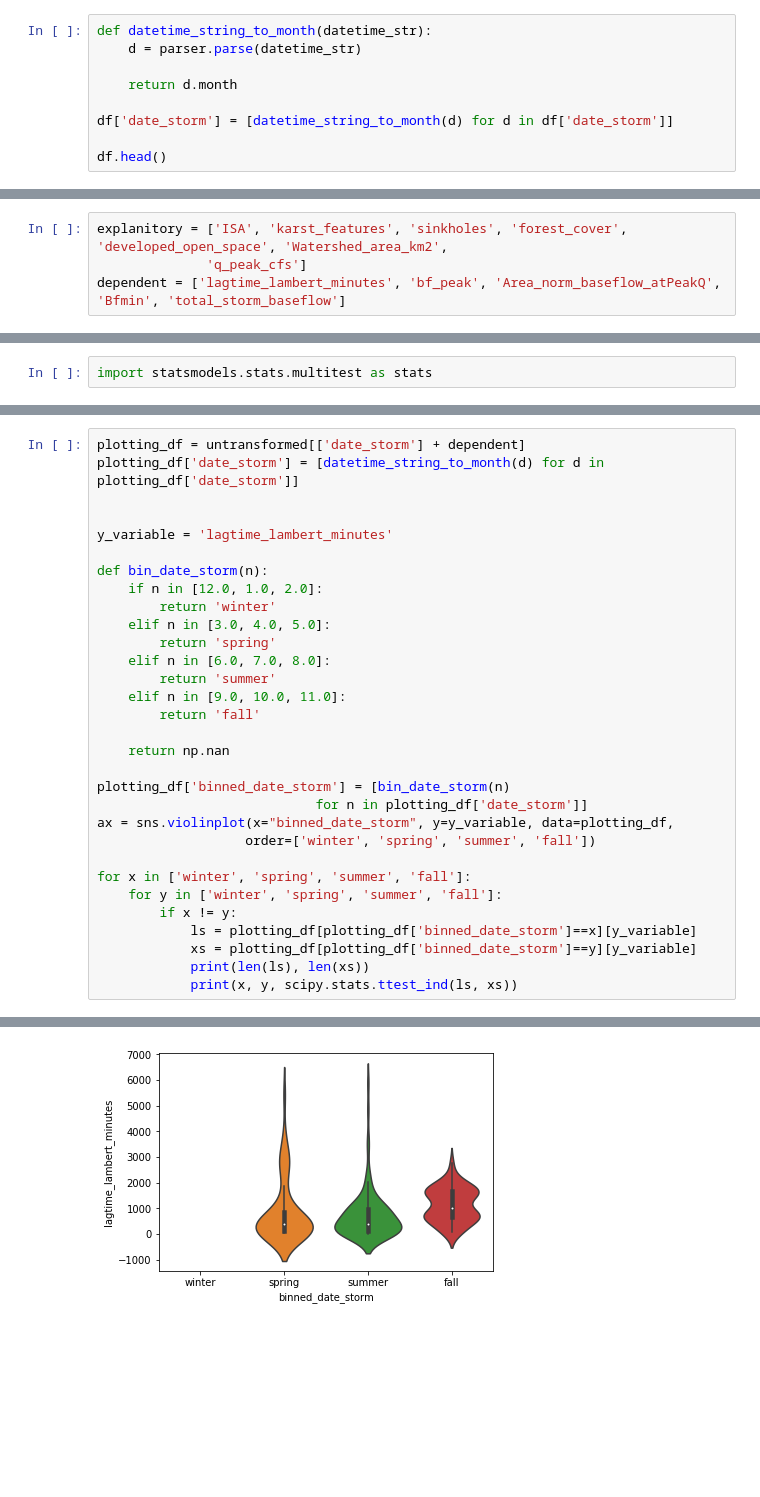
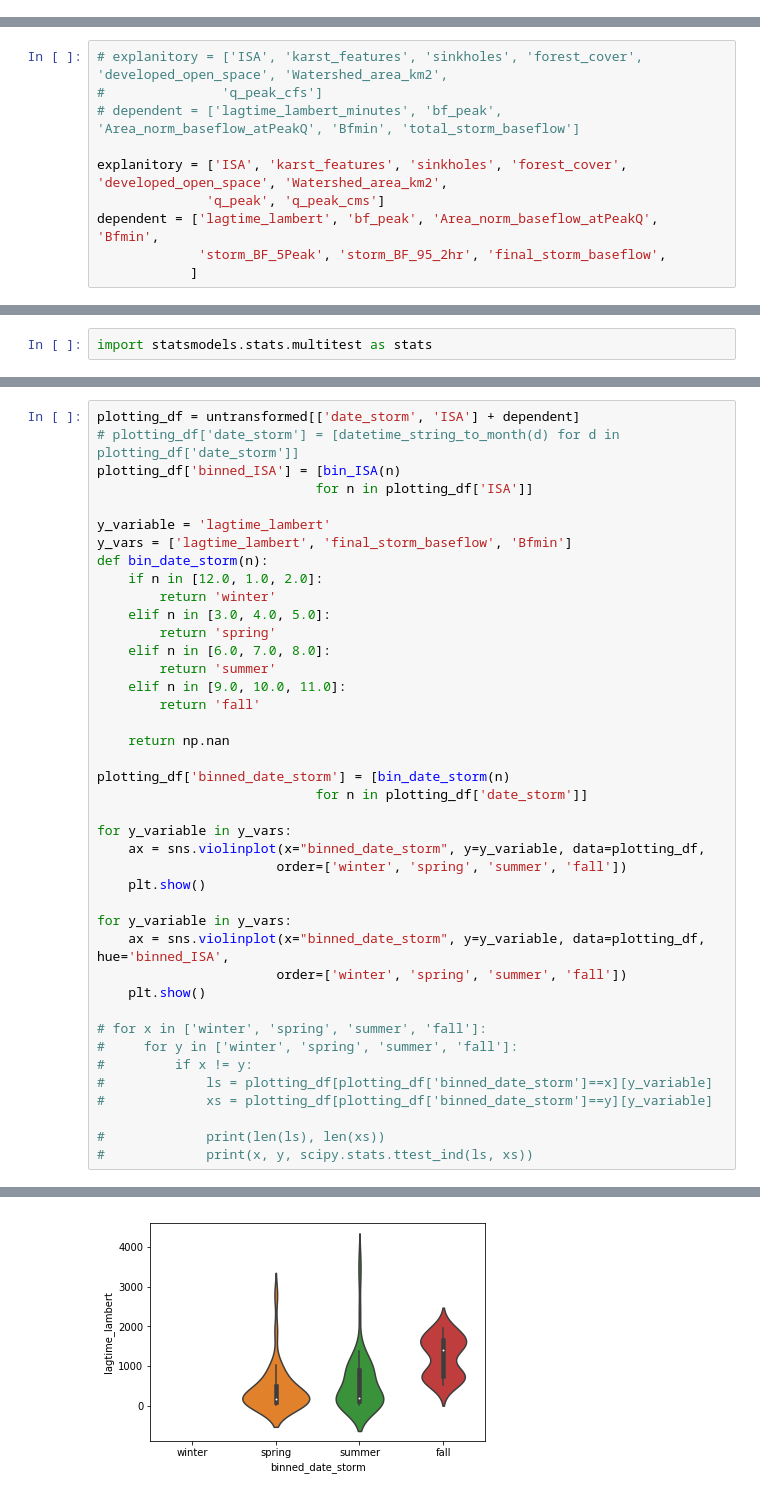
Before and after one commit to estorrs/emily-analysis, a Jupyter notebook: notebooks/emily.ipynb, the cells around one changed output, grey strips where cells are left out. Saved outputs shown, nothing was run; the diff lists cells and outputs as text; blank space fills up the shorter version.

Commit message:
new variables

```diff
--- a/notebooks/emily.ipynb
+++ b/notebooks/emily.ipynb
@@ -40,9 +56,0 @@ df = df.drop(labels=['DCL', 'Sugar', 'GG_Weid'], axis=0)
-# %%
-def datetime_string_to_month(datetime_str):
-    d = parser.parse(datetime_str)
-
-    return d.month
-
-df['date_storm'] = [datetime_string_to_month(d) for d in df['date_storm']]
-
-df.head()
@@ -79,4 +110,10 @@ df.head()
 # %%
+# explanitory = ['ISA', 'karst_features', 'sinkholes', 'forest_cover', 'developed_open_space', 'Watershed_area_km2',
+#               'q_peak_cfs']
+# dependent = ['lagtime_lambert_minutes', 'bf_peak', 'Area_norm_baseflow_atPeakQ', 'Bfmin', 'total_storm_baseflow']
+
 explanitory = ['ISA', 'karst_features', 'sinkholes', 'forest_cover', 'developed_open_space', 'Watershed_area_km2',
-              'q_peak_cfs']
-dependent = ['lagtime_lambert_minutes', 'bf_peak', 'Area_norm_baseflow_atPeakQ', 'Bfmin', 'total_storm_baseflow']
+              'q_peak', 'q_peak_cms']
+dependent = ['lagtime_lambert', 'bf_peak', 'Area_norm_baseflow_atPeakQ', 'Bfmin',
+             'storm_BF_5Peak', 'storm_BF_95_2hr', 'final_storm_baseflow',
+            ]
@@ -229,10 +287,11 @@ plotting_df.head()
 # %%
-plotting_df = untransformed[['date_storm'] + dependent]
-plotting_df['date_storm'] = [datetime_string_to_month(d) for d in plotting_df['date_storm']]
+plotting_df = untransformed[['date_storm', 'ISA'] + dependent]
+# plotting_df['date_storm'] = [datetime_string_to_month(d) for d in plotting_df['date_storm']]
+plotting_df['binned_ISA'] = [bin_ISA(n)
+                            for n in plotting_df['ISA']]
 
-
-y_variable = 'lagtime_lambert_minutes'
-
+y_variable = 'lagtime_lambert'
+y_vars = ['lagtime_lambert', 'final_storm_baseflow', 'Bfmin']
 def bin_date_storm(n):
     if n in [12.0, 1.0, 2.0]:
         return 'winter'
@@ -247,16 +306,25 @@ def bin_date_storm(n):
 
 plotting_df['binned_date_storm'] = [bin_date_storm(n)
                             for n in plotting_df['date_storm']]
-ax = sns.violinplot(x="binned_date_storm", y=y_variable, data=plotting_df,
-                   order=['winter', 'spring', 'summer', 'fall'])
 
-for x in ['winter', 'spring', 'summer', 'fall']:
-    for y in ['winter', 'spring', 'summer', 'fall']:
-        if x != y:
-            ls = plotting_df[plotting_df['binned_date_storm']==x][y_variable]
-            xs = plotting_df[plotting_df['binned_date_storm']==y][y_variable]
-            print(len(ls), len(xs))
-            print(x, y, scipy.stats.ttest_ind(ls, xs))
+for y_variable in y_vars:
+    ax = sns.violinplot(x="binned_date_storm", y=y_variable, data=plotting_df,
+                       order=['winter', 'spring', 'summer', 'fall'])
+    plt.show()
+
+for y_variable in y_vars:
+    ax = sns.violinplot(x="binned_date_storm", y=y_variable, data=plotting_df, hue='binned_ISA',
+                       order=['winter', 'spring', 'summer', 'fall'])
+    plt.show()
+
+# for x in ['winter', 'spring', 'summer', 'fall']:
+#     for y in ['winter', 'spring', 'summer', 'fall']:
+#         if x != y:
+#             ls = plotting_df[plotting_df['binned_date_storm']==x][y_variable]
+#             xs = plotting_df[plotting_df['binned_date_storm']==y][y_variable]
+
+#             print(len(ls), len(xs))
+#             print(x, y, scipy.stats.ttest_ind(ls, xs))
 # %% [output]
 A value is trying to be set on a copy of a slice from a DataFrame.
 Try using .loc[row_indexer,col_indexer] = value instead
@@ -287 +338 @@ fall summer Ttest_indResult(statistic=nan, pvalue=nan)
-[figure, old version]
+[figure, new version]
```
Also changed, not shown: parts of 30 cells of this notebook.
